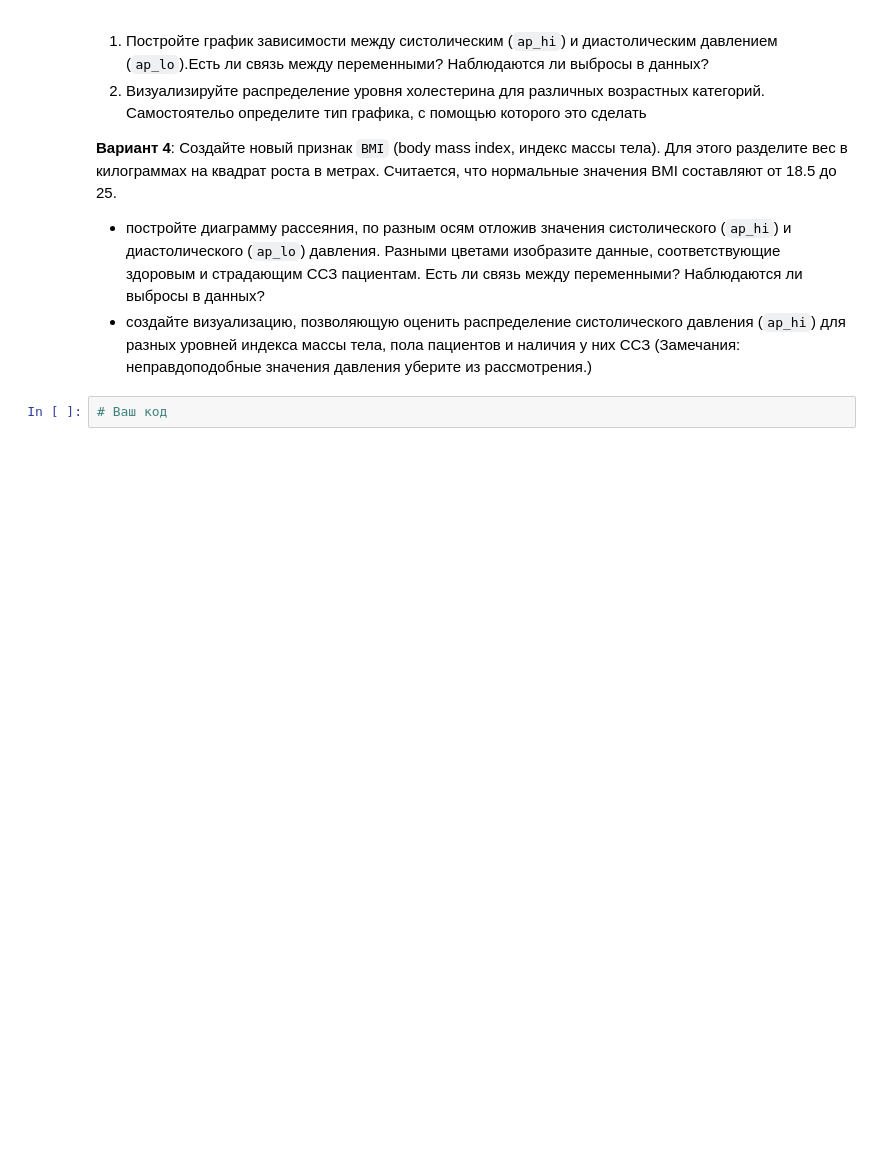
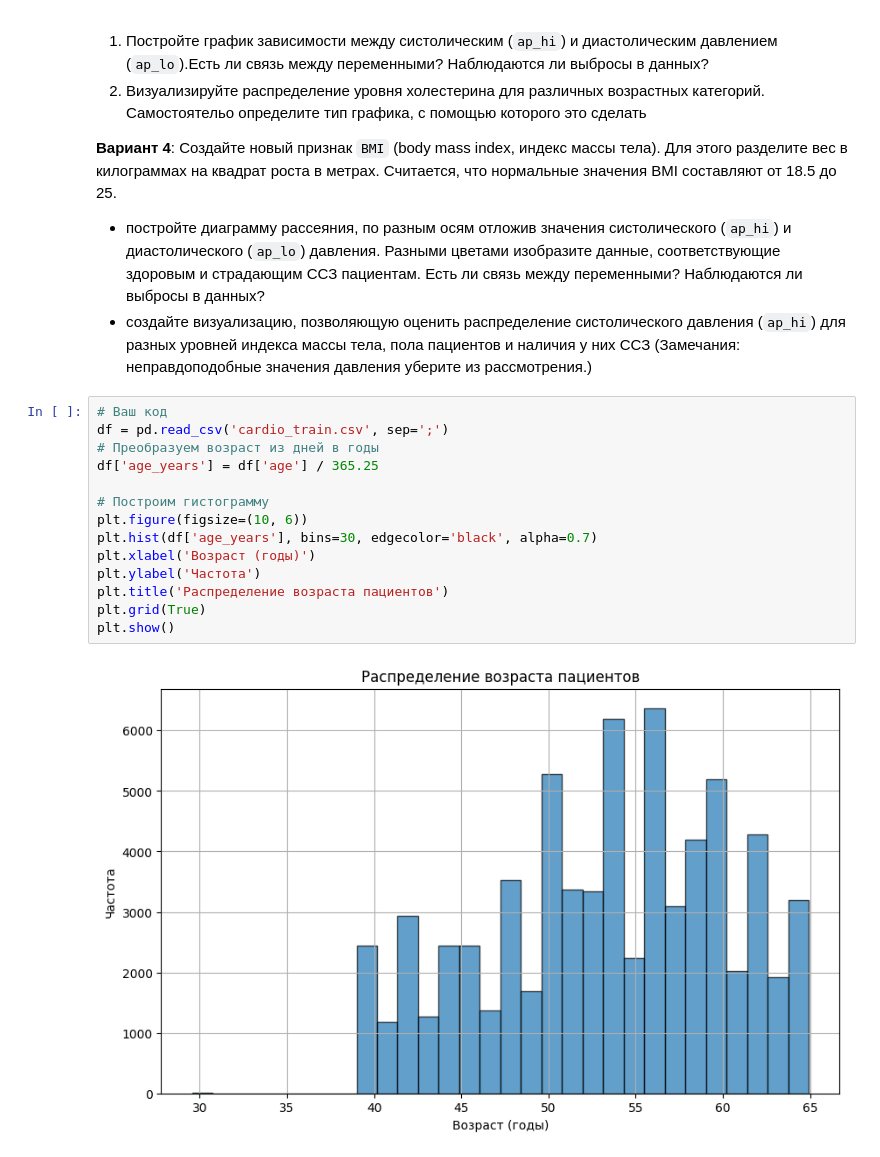
Before and after one commit to DaniilPominov/data_science, a Jupyter notebook: src/lab4/lab4-part2-Pominov.ipynb, the cells around one changed output. Cells and saved outputs as stored; diff of their text form; blank space fills up the shorter version.

```diff
--- a/src/lab4/lab4-part2-Pominov.ipynb
+++ b/src/lab4/lab4-part2-Pominov.ipynb
@@ -280,5 +280,19 @@ sns.catplot(data=my_df, x='gender', y='height',  kind='box', hue='smoker')
 **Вариант 4**: Создайте новый признак `BMI` (body mass index, индекс массы тела). Для этого разделите вес в килограммах на квадрат роста в метрах. Считается, что нормальные значения BMI составляют от 18.5 до 25.
 - постройте диаграмму рассеяния, по разным осям отложив значения систолического (`ap_hi`) и диастолического (`ap_lo`) давления. Разными цветами изобразите данные, соответствующие здоровым и страдающим ССЗ пациентам. Есть ли связь между переменными? Наблюдаются ли выбросы в данных?
 - создайте визуализацию, позволяющую оценить распределение систолического давления (`ap_hi`) для разных уровней индекса массы тела, пола пациентов и наличия у них ССЗ (Замечания: неправдоподобные значения давления уберите из рассмотрения.)
-# %%
-# Ваш код
+# %%
+# Ваш код
+df = pd.read_csv('cardio_train.csv', sep=';')
+# Преобразуем возраст из дней в годы
+df['age_years'] = df['age'] / 365.25
+
+# Построим гистограмму
+plt.figure(figsize=(10, 6))
+plt.hist(df['age_years'], bins=30, edgecolor='black', alpha=0.7)
+plt.xlabel('Возраст (годы)')
+plt.ylabel('Частота')
+plt.title('Распределение возраста пациентов')
+plt.grid(True)
+plt.show()
+# %% [output]
+[figure, added]
```
Also changed, not shown: parts of 13 cells of this notebook, 1 other file.
